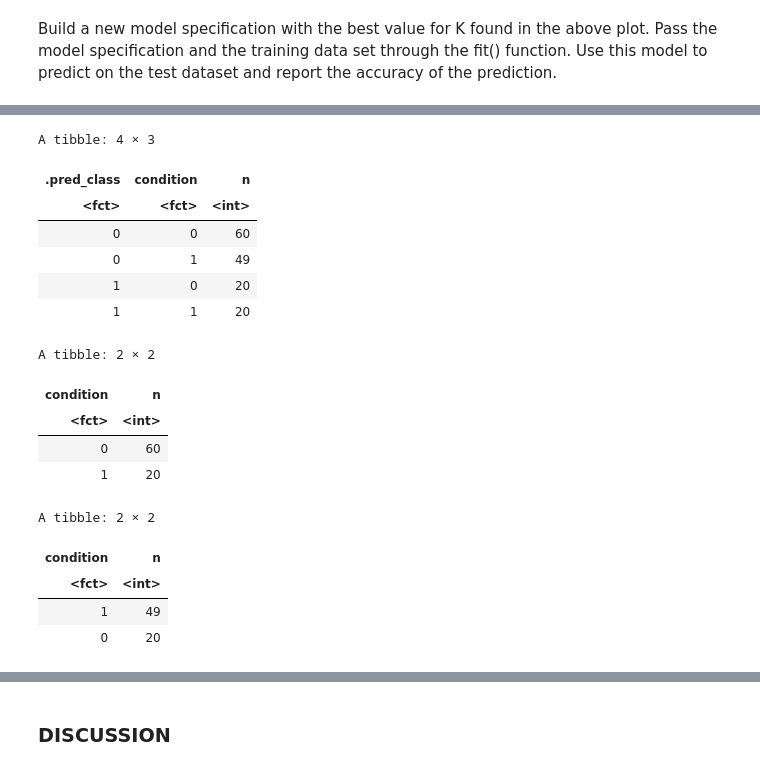
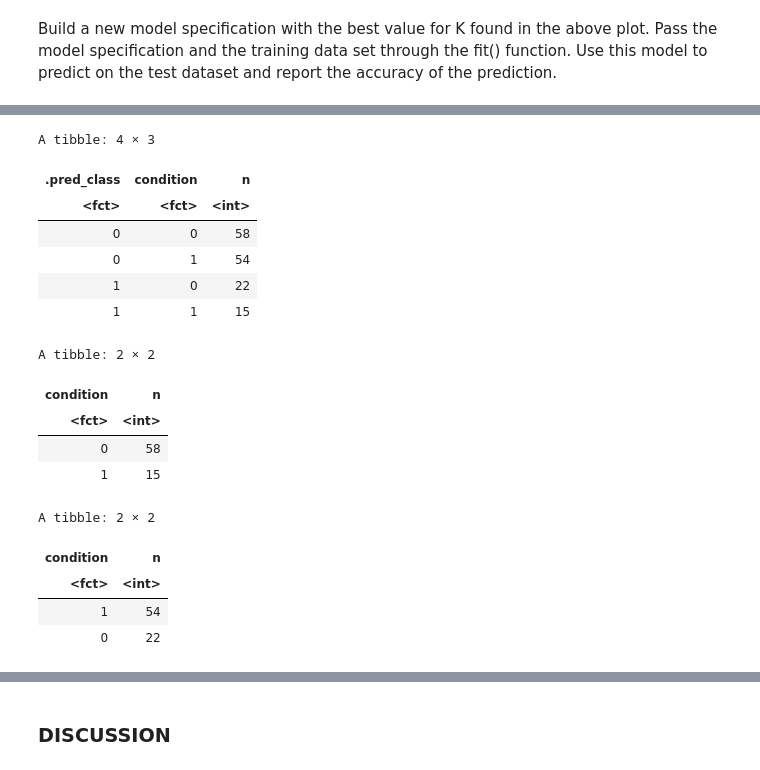
Before and after one commit to LordofSabres/Team_Pineapples_DSCI_100, a Jupyter notebook: projectproposal.ipynb, the cells around one changed output, grey strips where cells are left out. Saved outputs shown, nothing was run; the diff lists cells and outputs as text; code cells hidden in the pictures.

```diff
--- a/projectproposal.ipynb
+++ b/projectproposal.ipynb
@@ -184,33 +184,32 @@ Warning message:
 # %%
 testing_correct <- heart_prediction |>
 select(.pred_class, condition) |>
 dplyr::count(.pred_class, condition)
 testing_correct
 testing_predicted_correct <- testing_correct |>
-filter(n == 60|n == 20) |>
-slice(-2) |>
+slice(1,4) |>
 select(condition, n)
 testing_predicted_correct
 testing_predicted_incorrect <- testing_correct |>
 slice(2,3) |>
 select(condition, n)
 testing_predicted_incorrect
 # %% [output]
 A tibble: 4 × 3
 | .pred_class | condition | n |
 | <fct> | <fct> | <int> |
-| 0 | 0 | 60 |
-| 0 | 1 | 49 |
-| 1 | 0 | 20 |
-| 1 | 1 | 20 |
+| 0 | 0 | 58 |
+| 0 | 1 | 54 |
+| 1 | 0 | 22 |
+| 1 | 1 | 15 |
 A tibble: 2 × 2
 | condition | n |
 | <fct> | <int> |
-| 0 | 60 |
-| 1 | 20 |
+| 0 | 58 |
+| 1 | 15 |
 A tibble: 2 × 2
 | condition | n |
 | <fct> | <int> |
-| 1 | 49 |
-| 0 | 20 |
+| 1 | 54 |
+| 0 | 22 |
 # %%
```
Also changed, not shown: parts of 7 cells of this notebook.
